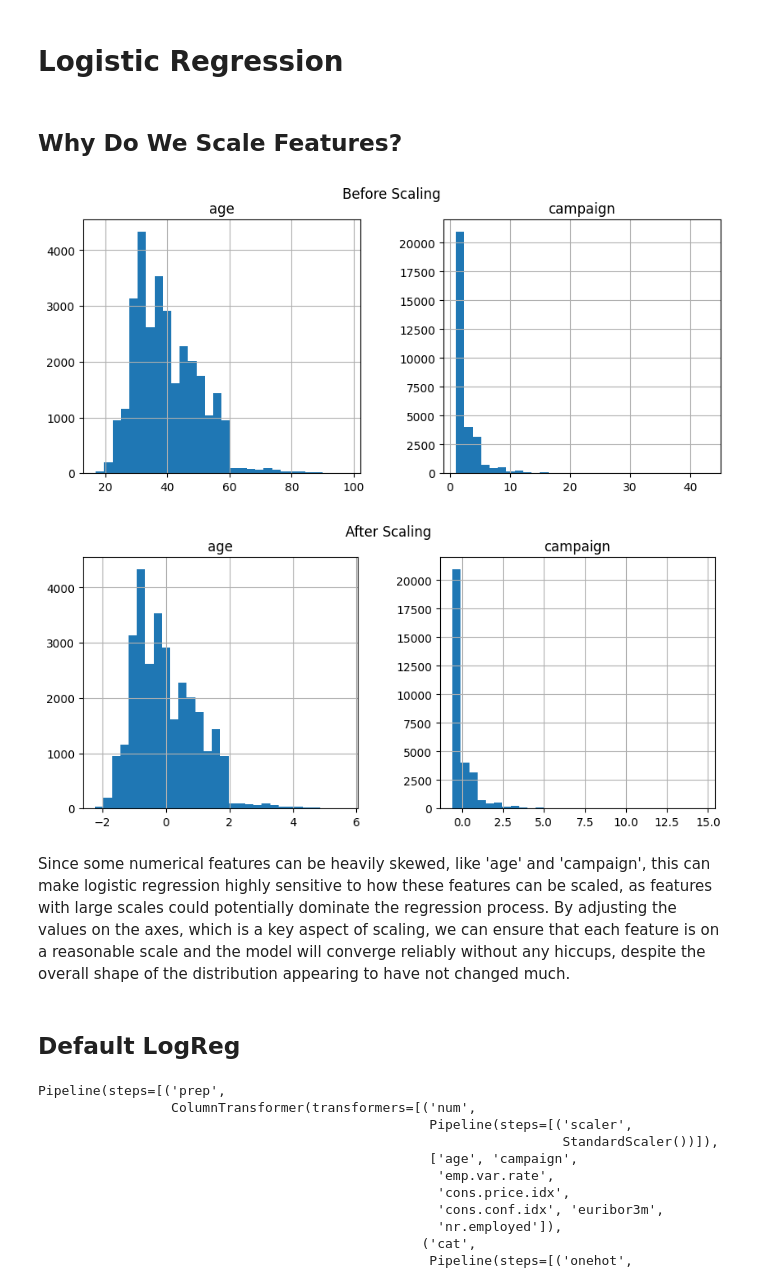
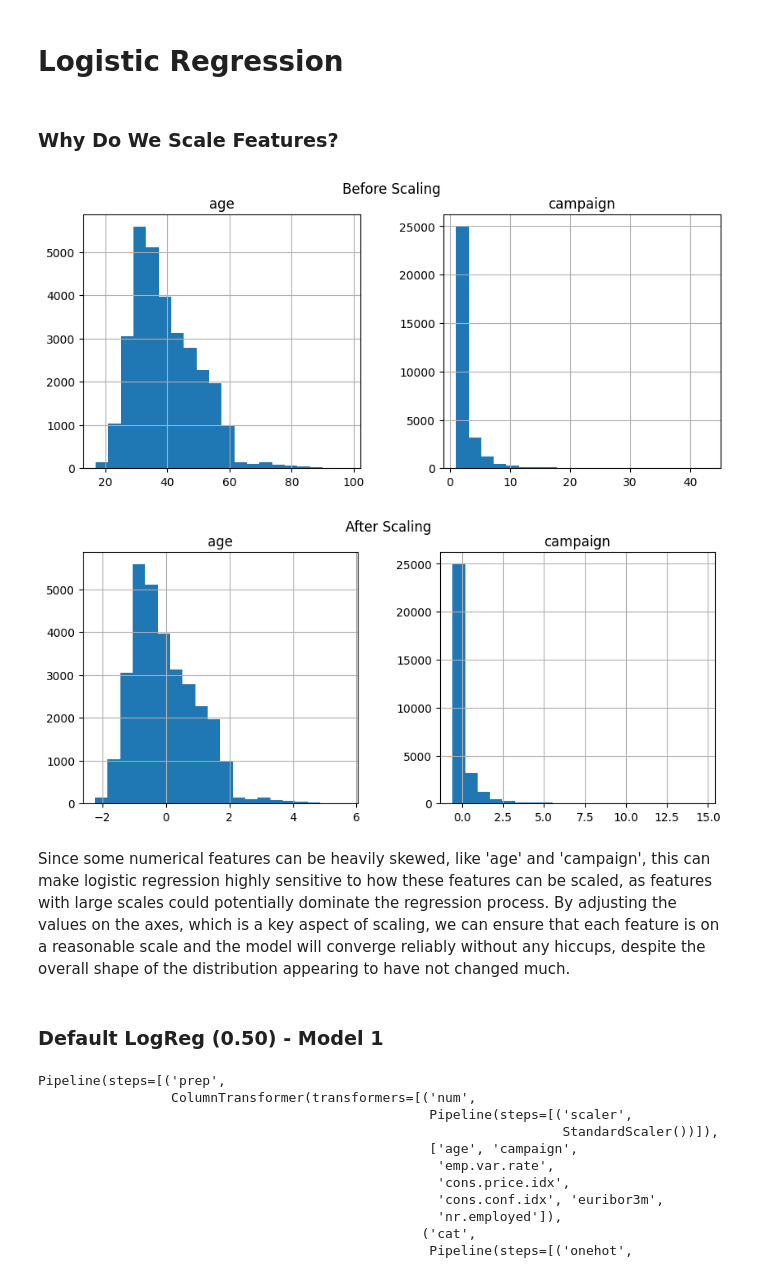
Before and after one commit to vys5hb/ML1_final, a Jupyter notebook: notebooks/main.ipynb, the cells around one changed output. Cells and saved outputs as stored; diff of their text form; code cells hidden in the pictures.

```diff
--- a/notebooks/main.ipynb
+++ b/notebooks/main.ipynb
@@ -69,24 +104,25 @@ Prevalence: 0.111
 X_train_log, X_test_log, y_train, y_test = train_test_split(
     X, y, test_size=0.2, random_state=42, stratify=y)
 # %% [markdown]
-## Why Do We Scale Features?
+### Why Do We Scale Features?
 # %%
 plot_cols = ['age', 'campaign']
-X_train_log[plot_cols].hist(bins=30, figsize=(10, 4))
+X_train_log[plot_cols].hist(bins=20, figsize=(10, 4))
 plt.suptitle('Before Scaling')
 plt.show()
 
 scaled = StandardScaler().fit_transform(X_train_log[plot_cols])
-pd.DataFrame(scaled, columns=plot_cols).hist(bins=30, figsize=(10, 4))
+plot_df = pd.DataFrame(scaled, columns=plot_cols)
+plot_df.hist(bins=20, figsize=(10, 4))
 plt.suptitle('After Scaling')
 plt.show()
 # %% [output]
-[figure, old version]
+[figure, new version]
-[figure, old version]
+[figure, new version]
 # %% [markdown]
 Since some numerical features can be heavily skewed, like 'age' and 'campaign', this can make logistic regression highly sensitive to how these features can be scaled, as features with large scales could potentially dominate the regression process. By adjusting the values on the axes, which is a key aspect of scaling, we can ensure that each feature is on a reasonable scale and the model will converge reliably without any hiccups, despite the overall shape of the distribution appearing to have not changed much.
 # %% [markdown]
-## Default LogReg
+### Default LogReg (0.50) - Model 1
 # %%
 # Numeric Columns
 numeric_pipeline = Pipeline([
```
Also changed, not shown: parts of 30 cells of this notebook.
